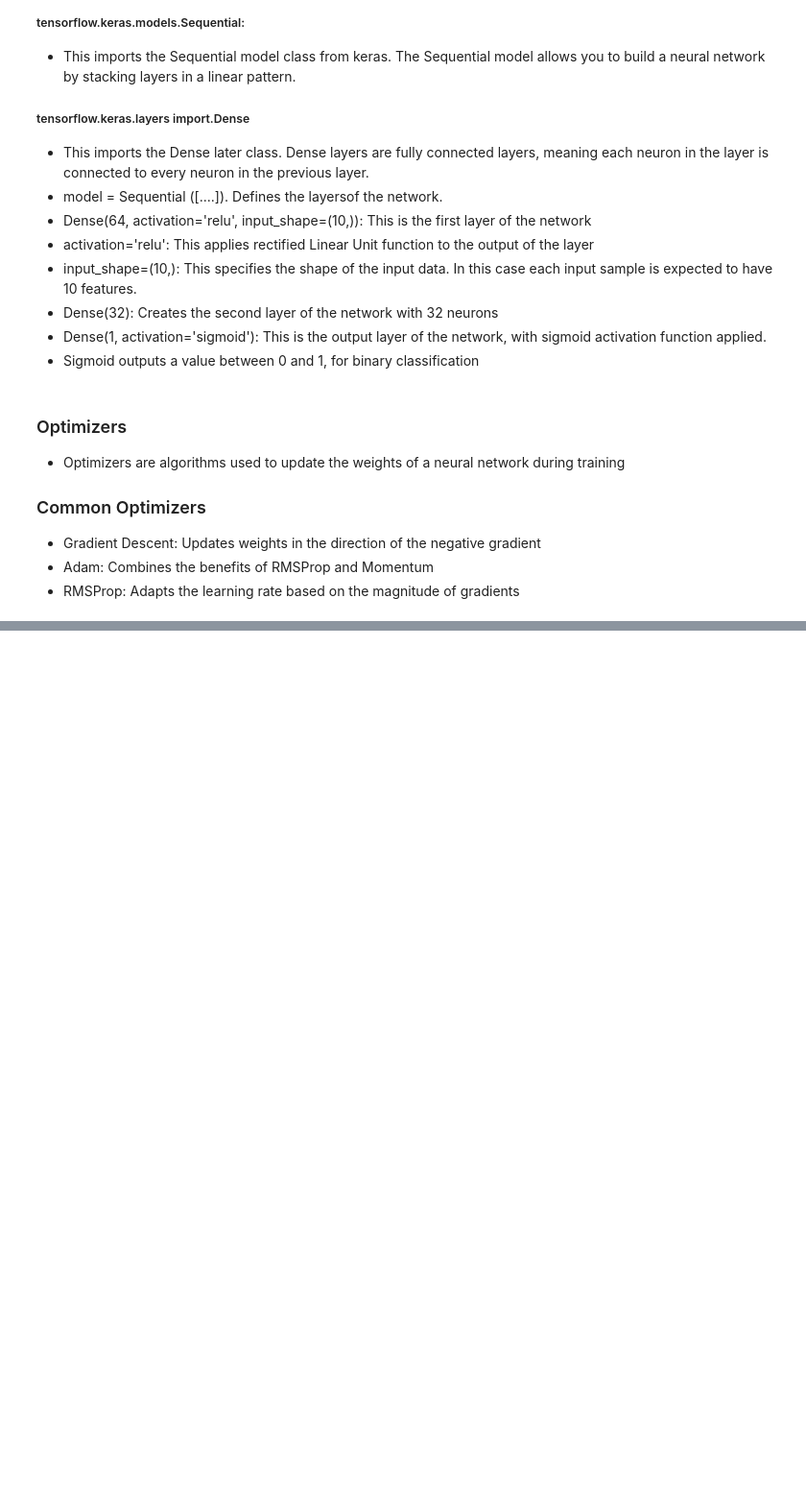
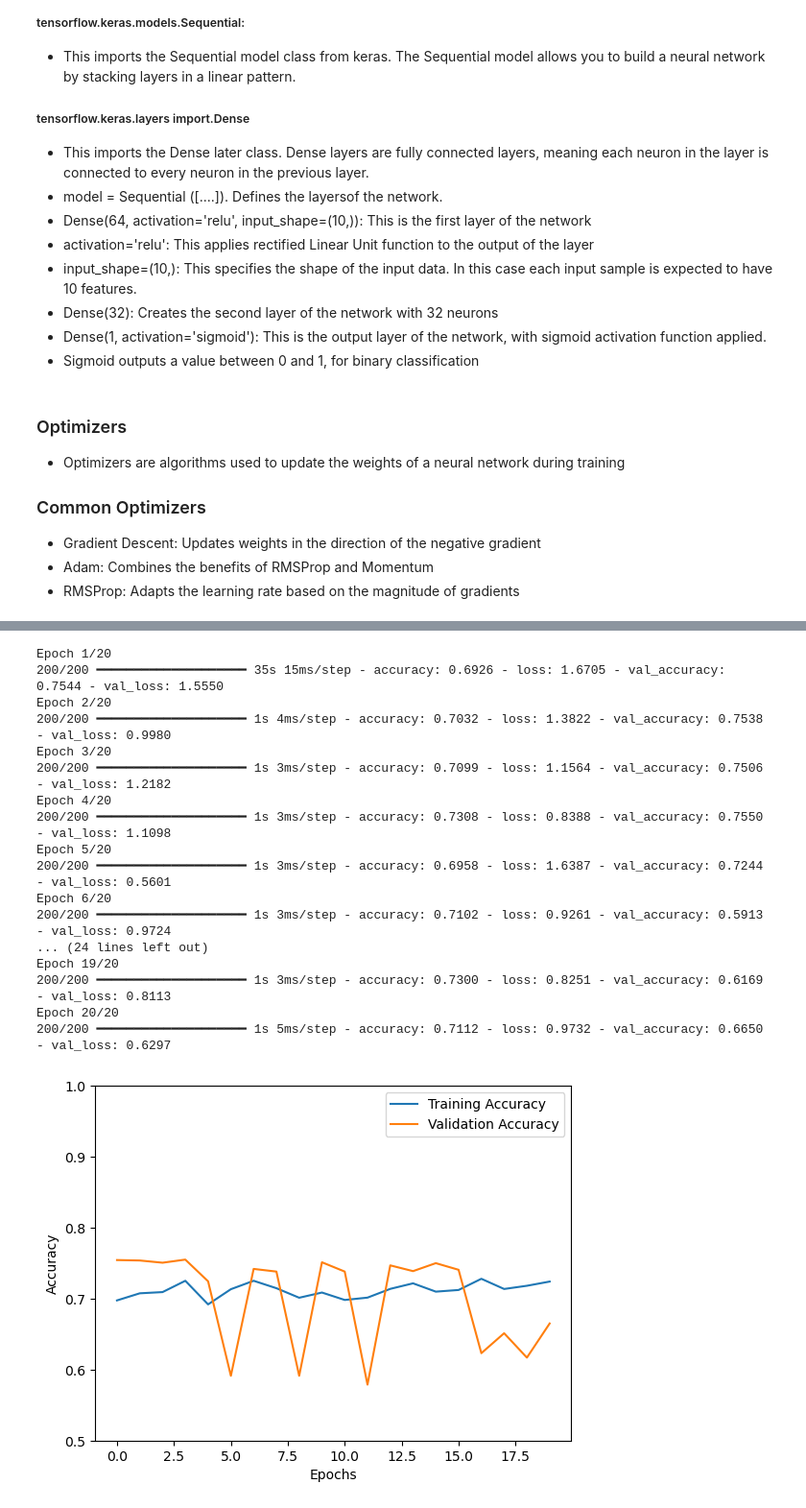
Before and after one commit to Hoodup/Machine-Learning-, a Jupyter notebook: Deep_Learning/ANN.ipynb, the cells around one changed output, grey strips where cells are left out. Shown at 96% size. Saved outputs shown, nothing was run; the diff lists cells and outputs as text; code cells hidden in the pictures; blank space fills up the shorter version.

```diff
--- a/Deep_Learning/ANN.ipynb
+++ b/Deep_Learning/ANN.ipynb
@@ -107,0 +131,3 @@ model.summary()
+# %%
+df = pd.read_csv('customer_churn_data.csv')
+df.head(3)
@@ -107,0 +139,2 @@ model.summary()
+# %%
+df = df.set_index('CustomerID')
@@ -107,0 +161,7 @@ model.summary()
+# %%
+## Split the data
+
+x = df.drop('Churn', axis=1)
+y = df['Churn']
+
+xtrain, xtest, ytrain, ytest = train_test_split(x, y, test_size=0.2, random_state=42)
@@ -107,0 +175,52 @@ model.summary()
+# %%
+## bUild the Model
+
+from tensorflow.keras.models import Sequential
+from tensorflow.keras.layers import Dense, Input
+
+
+# Define the model layers
+model = Sequential()
+model.add(Input(shape=(xtrain.shape[1],))) # Define the input shape
+model.add(Dense(64, activation='relu')) # Hidden layer 1
+model.add(Dense(32, activation='relu')) # Hidden layer 2
+model.add(Dense(1, activation='sigmoid')) # Output layer
+
+
+# Compile the model
+model.compile(optimizer='adam', loss='binary_crossentropy', metrics=['accuracy'])
+# %%
+# Train the model
+
+history = model.fit(xtrain, ytrain, epochs=20, batch_size=32,validation_split=0.2)
+
+
+# Plot training history
+import matplotlib.pyplot as plt
+
+plt.plot(history.history['accuracy'], label='Training Accuracy')
+plt.plot(history.history['val_accuracy'], label='Validation Accuracy')
+plt.xlabel('Epochs')
+plt.ylabel('Accuracy')
+plt.ylim([0.5,1])
+plt.legend()
+plt.show()
+# %% [output]
+Epoch 1/20
+200/200 ━━━━━━━━━━━━━━━━━━━━ 35s 15ms/step - accuracy: 0.6926 - loss: 1.6705 - val_accuracy: 0.7544 - val_loss: 1.5550
+Epoch 2/20
+200/200 ━━━━━━━━━━━━━━━━━━━━ 1s 4ms/step - accuracy: 0.7032 - loss: 1.3822 - val_accuracy: 0.7538 - val_loss: 0.9980
+Epoch 3/20
+200/200 ━━━━━━━━━━━━━━━━━━━━ 1s 3ms/step - accuracy: 0.7099 - loss: 1.1564 - val_accuracy: 0.7506 - val_loss: 1.2182
+Epoch 4/20
+200/200 ━━━━━━━━━━━━━━━━━━━━ 1s 3ms/step - accuracy: 0.7308 - loss: 0.8388 - val_accuracy: 0.7550 - val_loss: 1.1098
+Epoch 5/20
+200/200 ━━━━━━━━━━━━━━━━━━━━ 1s 3ms/step - accuracy: 0.6958 - loss: 1.6387 - val_accuracy: 0.7244 - val_loss: 0.5601
+Epoch 6/20
+200/200 ━━━━━━━━━━━━━━━━━━━━ 1s 3ms/step - accuracy: 0.7102 - loss: 0.9261 - val_accuracy: 0.5913 - val_loss: 0.9724
+... (24 lines left out)
+Epoch 19/20
+200/200 ━━━━━━━━━━━━━━━━━━━━ 1s 3ms/step - accuracy: 0.7300 - loss: 0.8251 - val_accuracy: 0.6169 - val_loss: 0.8113
+Epoch 20/20
+200/200 ━━━━━━━━━━━━━━━━━━━━ 1s 5ms/step - accuracy: 0.7112 - loss: 0.9732 - val_accuracy: 0.6650 - val_loss: 0.6297
+[figure, added]
```
Also changed, not shown: parts of 13 cells of this notebook.
